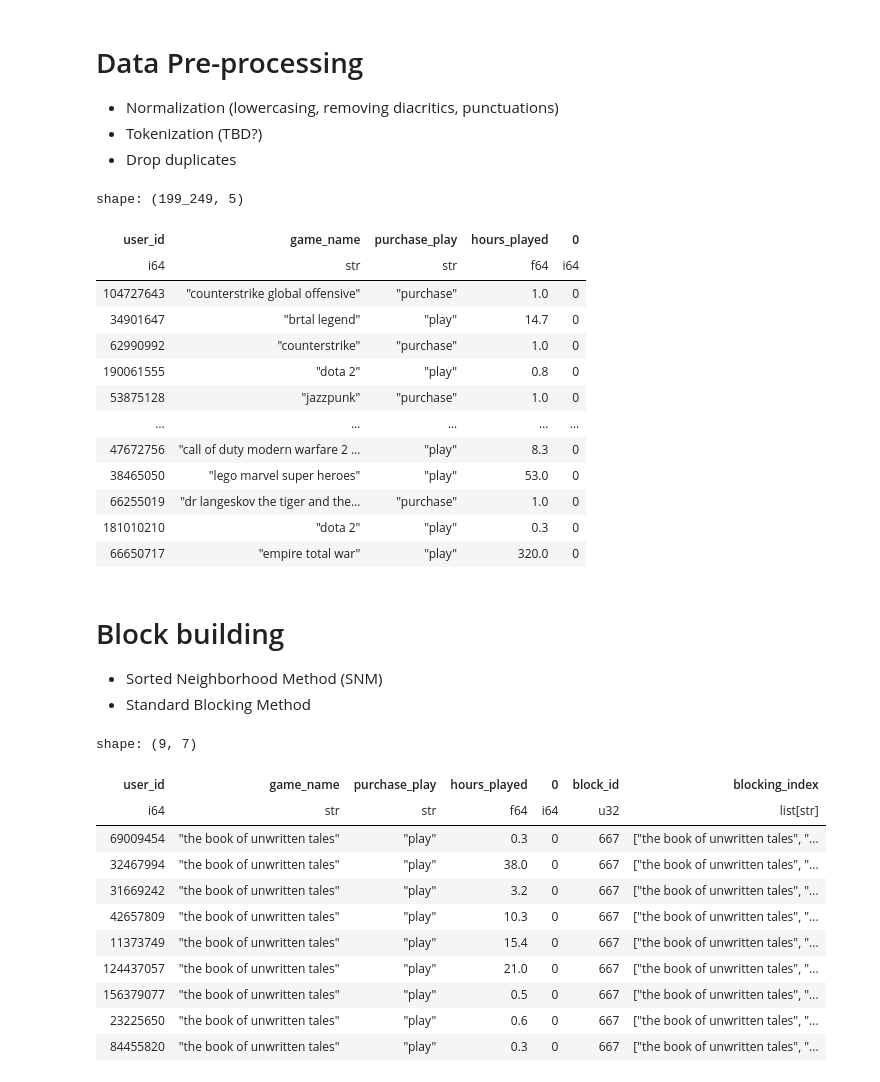
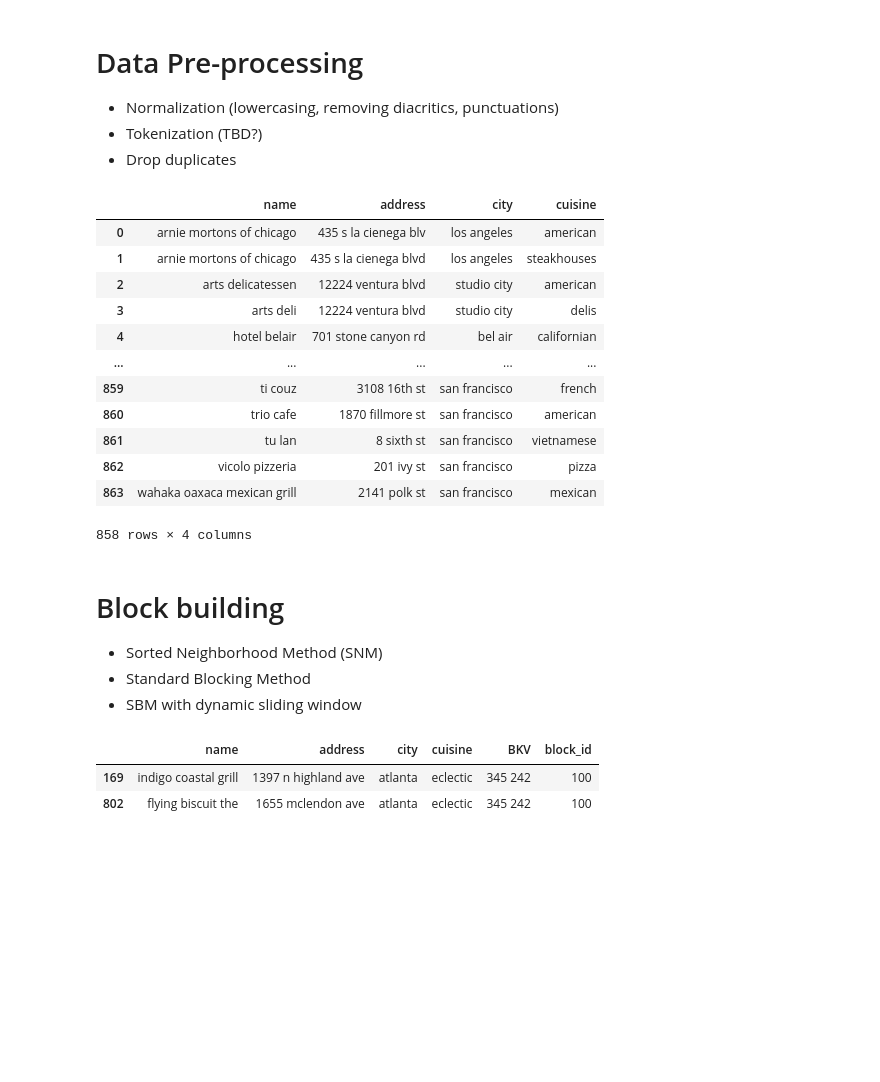
Before and after one commit to miszcz44/inzynierka_deduplikacja, a Jupyter notebook: data_pipeline/data_pipeline.ipynb, the cells around one changed output. Cells and saved outputs as stored; diff of their text form; code cells hidden in the pictures; blank space fills up the shorter version.

```diff
--- a/data_pipeline/data_pipeline.ipynb
+++ b/data_pipeline/data_pipeline.ipynb
@@ -16,29 +23,23 @@ import sqlalchemy.orm as _orm
 # Data reading
 # %%
 class ReadData:
-
     def __init__(self, path):
         """
         Initialize with the path to the CSV file.
         """
-        self.path = path    # Can be replaced by database connection later
+        self.path = path  # Can be replaced by database connection later
         self.data = None
 
     def read_data(self):
         """
-        Read data from the CSV file using polars.
-        Returns a polars DataFrame.
+        Read data from the CSV file using pandas.
+        Returns a pandas DataFrame.
         """
-        # Define columns (as there are no headers in the CSV)
-        columns = ["user_id", "game_name", "purchase_play", "hours_played", "0"]  # For now, assume no headers
-        self.data = pl.read_csv(self.path, has_header=False, new_columns=columns)
-        self.data = pl.DataFrame(self.data, strict=False)
-
-
+        self.data = pd.read_csv(self.path)
         return self.data
 # %%
-path = "data/steam-200k.csv"
+path = "data/restaurant-nophone.csv"
 rd = ReadData(path)
-data = rd.read_data()
-data
+source_data = rd.read_data()
+source_data
 # %% [output]
@@ -202,30 +195,30 @@ class DataPreprocessing:
         """
         return self.processed_data
 # %%
-preprocessor = DataPreprocessing(data)
+preprocessor = DataPreprocessing(source_data)
 
 preprocessor.select_columns(columns=['all'])
 preprocessor.apply_preprocessing(lowercase=True, diacritics_removal=True, punctuation_removal=True)
-data = preprocessor.get_processed_data()
-data
+preprocessed_data = preprocessor.get_processed_data()
+preprocessed_data
 # %% [output]
+|  | name | address | city | cuisine |
+| 0 | arnie mortons of chicago | 435 s la cienega blv | los angeles | american |
+| 1 | arnie mortons of chicago | 435 s la cienega blvd | los angeles | steakhouses |
+| 2 | arts delicatessen | 12224 ventura blvd | studio city | american |
+| 3 | arts deli | 12224 ventura blvd | studio city | delis |
+| 4 | hotel belair | 701 stone canyon rd | bel air | californian |
+| ... | ... | ... | ... | ... |
+| 859 | ti couz | 3108 16th st | san francisco | french |
+| 860 | trio cafe | 1870 fillmore st | san francisco | american |
+| 861 | tu lan | 8 sixth st | san francisco | vietnamese |
+| 862 | vicolo pizzeria | 201 ivy st | san francisco | pizza |
+| 863 | wahaka oaxaca mexican grill | 2141 polk st | san francisco | mexican |
-shape: (199_249, 5)
+858 rows × 4 columns
-| user_id | game_name | purchase_play | hours_played | 0 |
-| i64 | str | str | f64 | i64 |
-| 104727643 | "counterstrike global offensive" | "purchase" | 1.0 | 0 |
-| 34901647 | "brtal legend" | "play" | 14.7 | 0 |
-| 62990992 | "counterstrike" | "purchase" | 1.0 | 0 |
-| 190061555 | "dota 2" | "play" | 0.8 | 0 |
-| 53875128 | "jazzpunk" | "purchase" | 1.0 | 0 |
-| … | … | … | … | … |
-| 47672756 | "call of duty modern warfare 2 … | "play" | 8.3 | 0 |
-| 38465050 | "lego marvel super heroes" | "play" | 53.0 | 0 |
-| 66255019 | "dr langeskov the tiger and the… | "purchase" | 1.0 | 0 |
-| 181010210 | "dota 2" | "play" | 0.3 | 0 |
-| 66650717 | "empire total war" | "play" | 320.0 | 0 |
 # %% [markdown]
 # Block building
 
 - Sorted Neighborhood Method (SNM)
 - Standard Blocking Method
+- SBM with dynamic sliding window
 # %%
@@ -339,21 +378,11 @@ class BlockBuilding:
 
         return self.blocks
 # %%
-block_builder = BlockBuilding(data, method='standard_blocking')
-blocks = block_builder.build_blocks(window_size=10, columns=['game_name', 'purchase_play'])
-all_blocks = block_builder.get_blocks()
-all_blocks
-block_builder.display_block(667)
+block_builder = BlockBuilding(preprocessed_data, method='standard_blocking')
+block_builder.build_blocks(columns=['city', 'cuisine'])
+block_builder.get_blocks()
+block_builder.display_block(100)
 # %% [output]
-shape: (9, 7)
-| user_id | game_name | purchase_play | hours_played | 0 | block_id | blocking_index |
-| i64 | str | str | f64 | i64 | u32 | list[str] |
-| 69009454 | "the book of unwritten tales" | "play" | 0.3 | 0 | 667 | ["the book of unwritten tales", "... |
-| 32467994 | "the book of unwritten tales" | "play" | 38.0 | 0 | 667 | ["the book of unwritten tales", "... |
-| 31669242 | "the book of unwritten tales" | "play" | 3.2 | 0 | 667 | ["the book of unwritten tales", "... |
-| 42657809 | "the book of unwritten tales" | "play" | 10.3 | 0 | 667 | ["the book of unwritten tales", "... |
-| 11373749 | "the book of unwritten tales" | "play" | 15.4 | 0 | 667 | ["the book of unwritten tales", "... |
-| 124437057 | "the book of unwritten tales" | "play" | 21.0 | 0 | 667 | ["the book of unwritten tales", "... |
-| 156379077 | "the book of unwritten tales" | "play" | 0.5 | 0 | 667 | ["the book of unwritten tales", "... |
-| 23225650 | "the book of unwritten tales" | "play" | 0.6 | 0 | 667 | ["the book of unwritten tales", "... |
-| 84455820 | "the book of unwritten tales" | "play" | 0.3 | 0 | 667 | ["the book of unwritten tales", "... |
+|  | name | address | city | cuisine | BKV | block_id |
+| 169 | indigo coastal grill | 1397 n highland ave | atlanta | eclectic | 345 242 | 100 |
+| 802 | flying biscuit the | 1655 mclendon ave | atlanta | eclectic | 345 242 | 100 |
```
Also changed, not shown: parts of 16 cells of this notebook, 2 other files.
